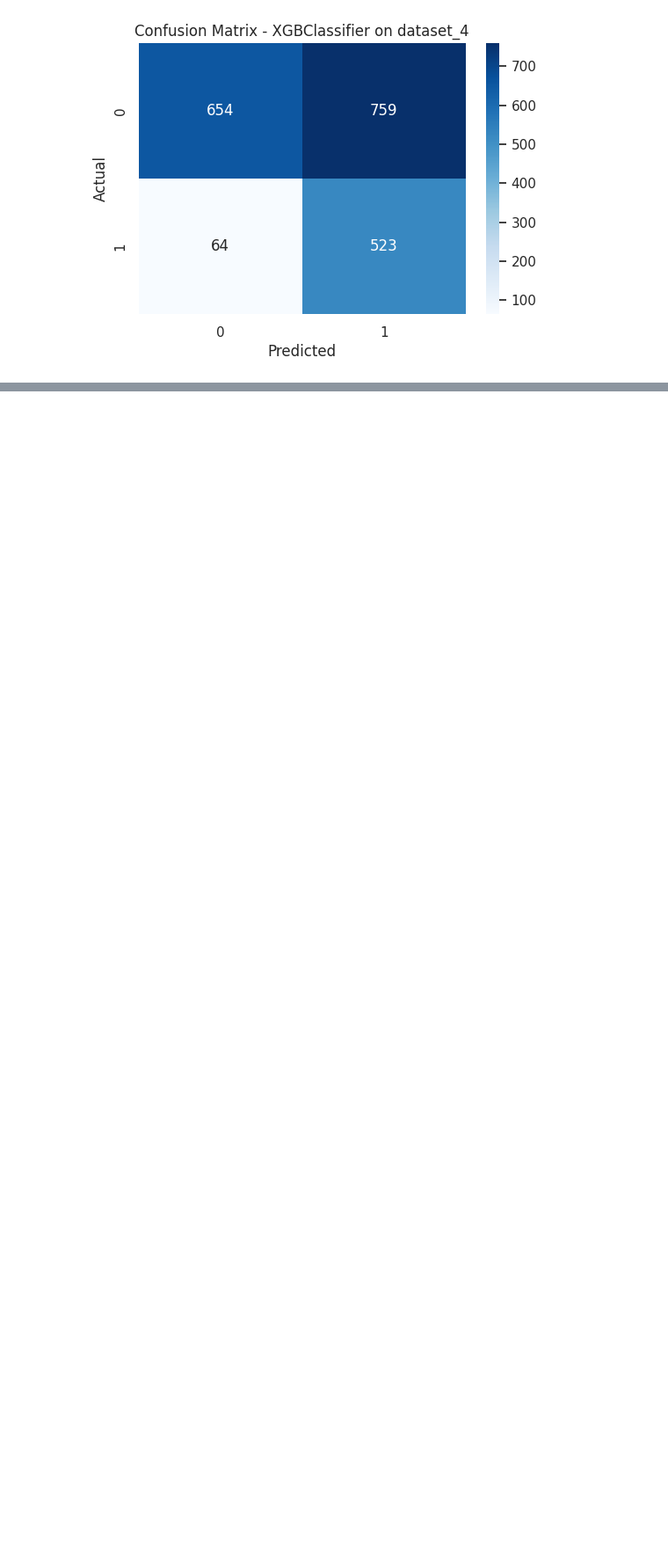
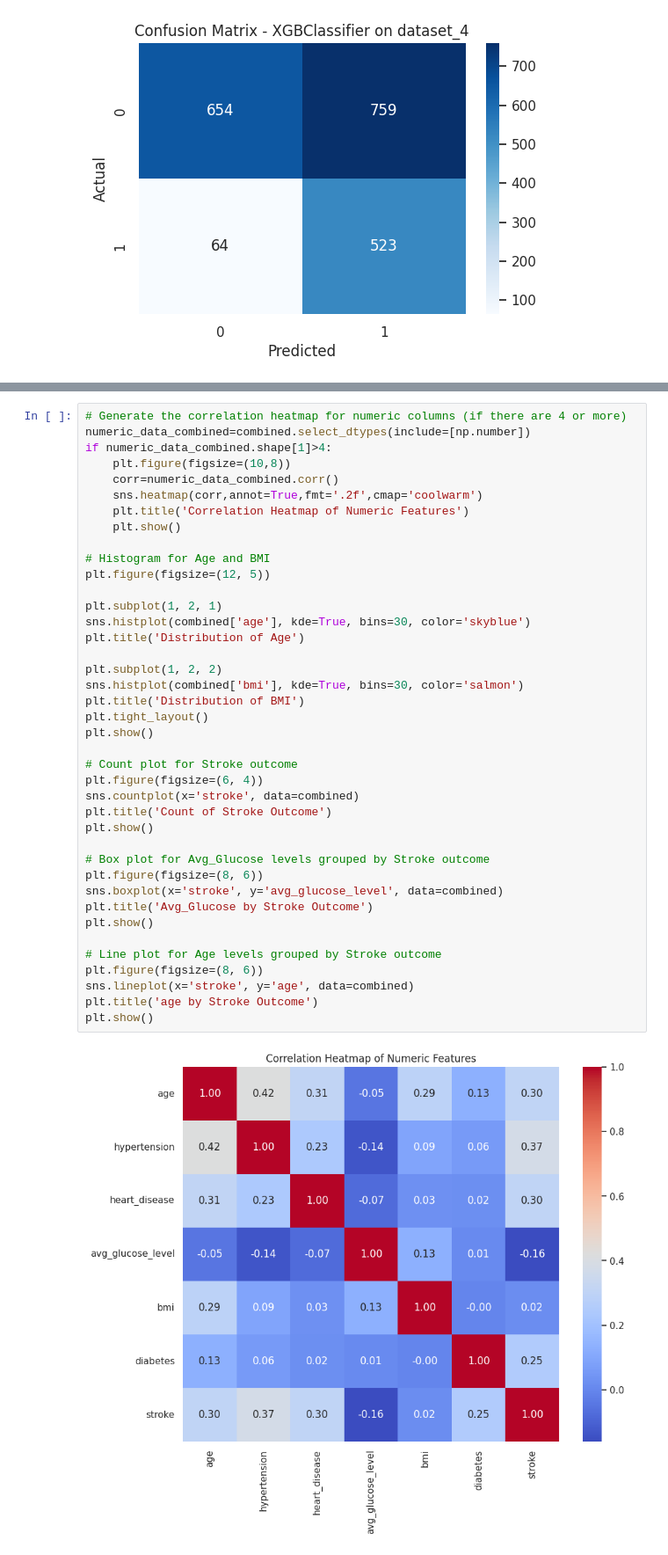
Before and after one commit to olaysco/stroke-prediction-system, a Jupyter notebook: stoke_analysis.ipynb, the cells around one changed output, grey strips where cells are left out. Shown at 88% size. Drawn from its saved outputs; the diff is of its cells as text; blank space fills up the shorter version.

```diff
--- a/stoke_analysis.ipynb
+++ b/stoke_analysis.ipynb
@@ -1194,0 +1383,42 @@ plt.show()
+# %%
+# Generate the correlation heatmap for numeric columns (if there are 4 or more)
+numeric_data_combined=combined.select_dtypes(include=[np.number])
+if numeric_data_combined.shape[1]>4:
+    plt.figure(figsize=(10,8))
+    corr=numeric_data_combined.corr()
+    sns.heatmap(corr,annot=True,fmt='.2f',cmap='coolwarm')
+    plt.title('Correlation Heatmap of Numeric Features')
+    plt.show()
+
+# Histogram for Age and BMI
+plt.figure(figsize=(12, 5))
+
+plt.subplot(1, 2, 1)
+sns.histplot(combined['age'], kde=True, bins=30, color='skyblue')
+plt.title('Distribution of Age')
+
+plt.subplot(1, 2, 2)
+sns.histplot(combined['bmi'], kde=True, bins=30, color='salmon')
+plt.title('Distribution of BMI')
+plt.tight_layout()
+plt.show()
+
+# Count plot for Stroke outcome
+plt.figure(figsize=(6, 4))
+sns.countplot(x='stroke', data=combined)
+plt.title('Count of Stroke Outcome')
+plt.show()
+
+# Box plot for Avg_Glucose levels grouped by Stroke outcome
+plt.figure(figsize=(8, 6))
+sns.boxplot(x='stroke', y='avg_glucose_level', data=combined)
+plt.title('Avg_Glucose by Stroke Outcome')
+plt.show()
+
+# Line plot for Age levels grouped by Stroke outcome
+plt.figure(figsize=(8, 6))
+sns.lineplot(x='stroke', y='age', data=combined)
+plt.title('age by Stroke Outcome')
+plt.show()
+# %% [output]
+[figure, added]
```
Also changed, not shown: parts of 22 cells of this notebook.
